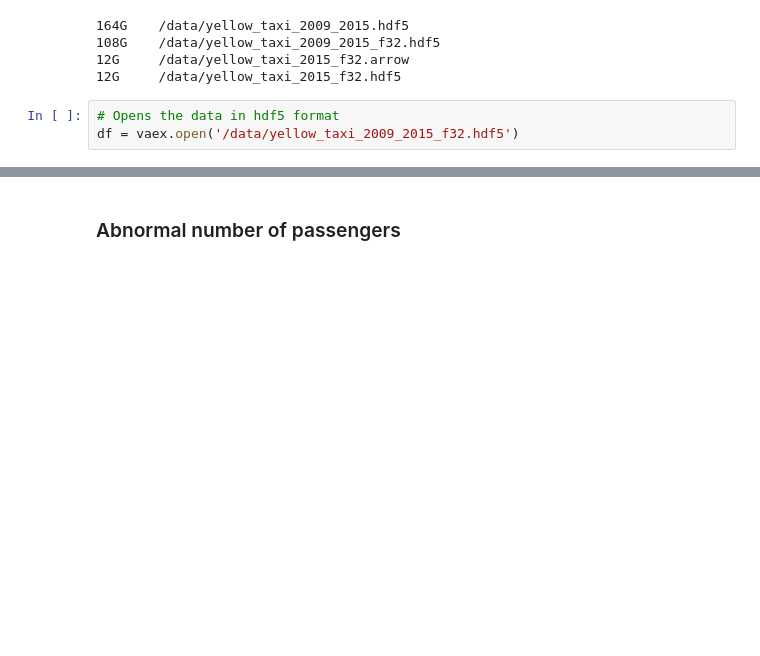
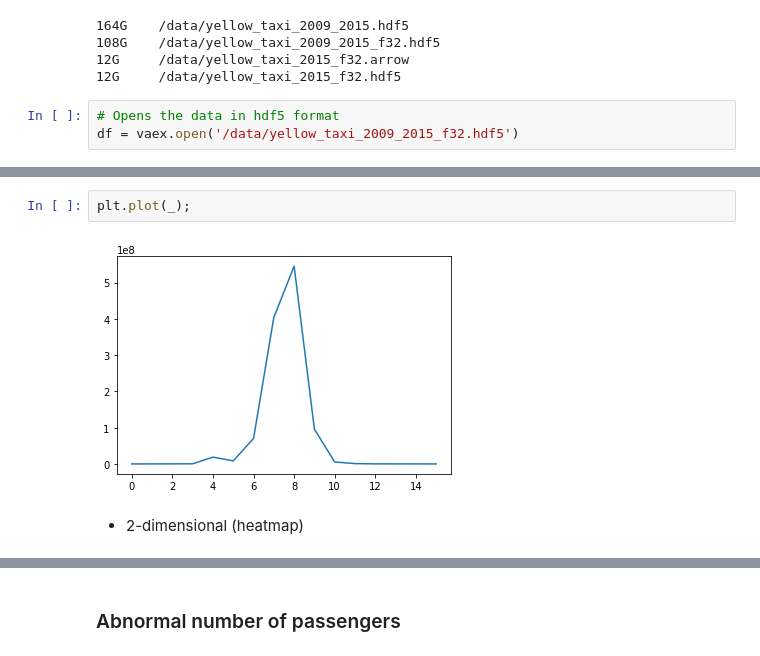
Before and after one commit to vaexio/vaex-talks, a Jupyter notebook: 2021-goto-copenhagen/goto-copenhagen-2021-vaex-example.ipynb, the cells around one changed output, grey strips where cells are left out. Saved outputs shown, nothing was run; the diff lists cells and outputs as text; blank space fills up the shorter version.

```diff
--- a/2021-goto-copenhagen/goto-copenhagen-2021-vaex-example.ipynb
+++ b/2021-goto-copenhagen/goto-copenhagen-2021-vaex-example.ipynb
@@ -116,0 +249,6 @@ Wall time: 3min 4s
+# %%
+plt.plot(_);
+# %% [output]
+[figure, added]
+# %% [markdown]
+- 2-dimensional (heatmap)
```
Also changed, not shown: parts of 69 cells of this notebook, 1 other file.
